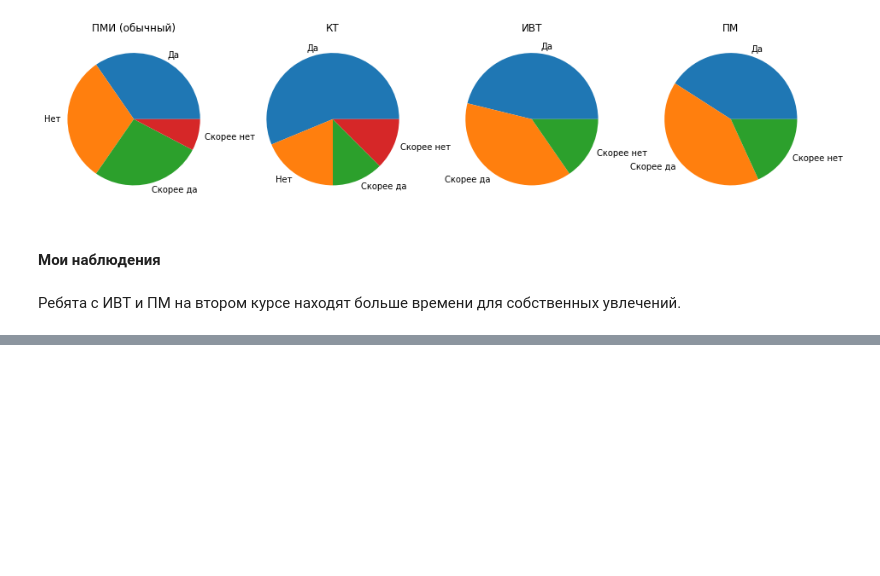
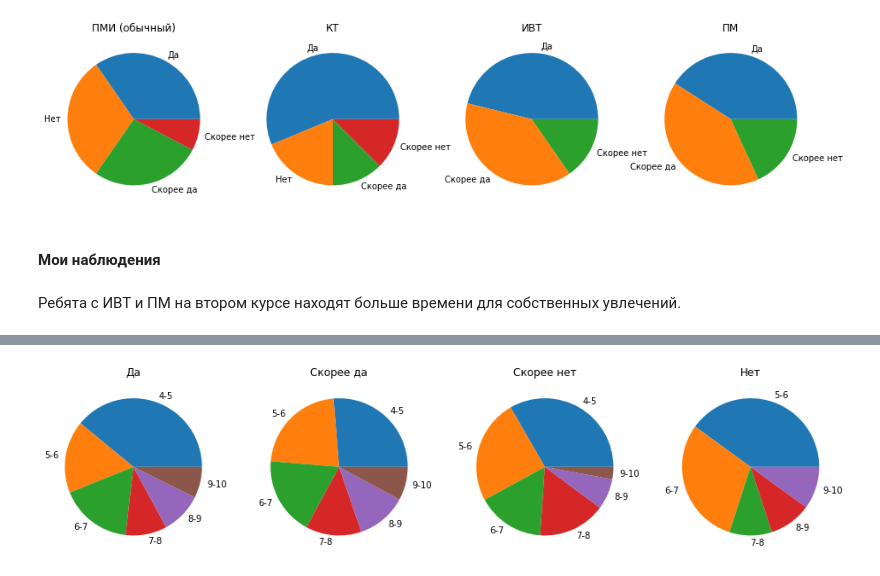
Before and after one commit to AnastasMIPT/FPMIstatistics, a Jupyter notebook: FPMI_stats.ipynb, the cells around one changed output, grey strips where cells are left out. Drawn from its saved outputs; the diff is of its cells as text; code cells hidden in the pictures; blank space fills up the shorter version.

Commit message:
score by time

```diff
--- a/FPMI_stats.ipynb
+++ b/FPMI_stats.ipynb
@@ -158,0 +161,16 @@ plt.show()
+# %%
+is_time = ['Да', 'Скорее да', 'Скорее нет', 'Нет']
+# %%
+plt.figure(figsize=(16,12))
+filters = []
+course = 2
+for time in is_time:
+    filters.append((df['Мне хватает времени на увлечения не связанные с учебой'] == time) )
+for i in range(4):
+    plt.subplot(1, 4, i + 1)
+    label = sorted(list(df[filters[i]]['Средний балл'].value_counts().index))
+    plt.pie(df[filters[i]]['Средний балл'].value_counts(), labels=label)
+    plt.title(is_time[i])
+plt.show()
+# %% [output]
+[figure, added]
```
Also changed, not shown: parts of 1 cell of this notebook.
